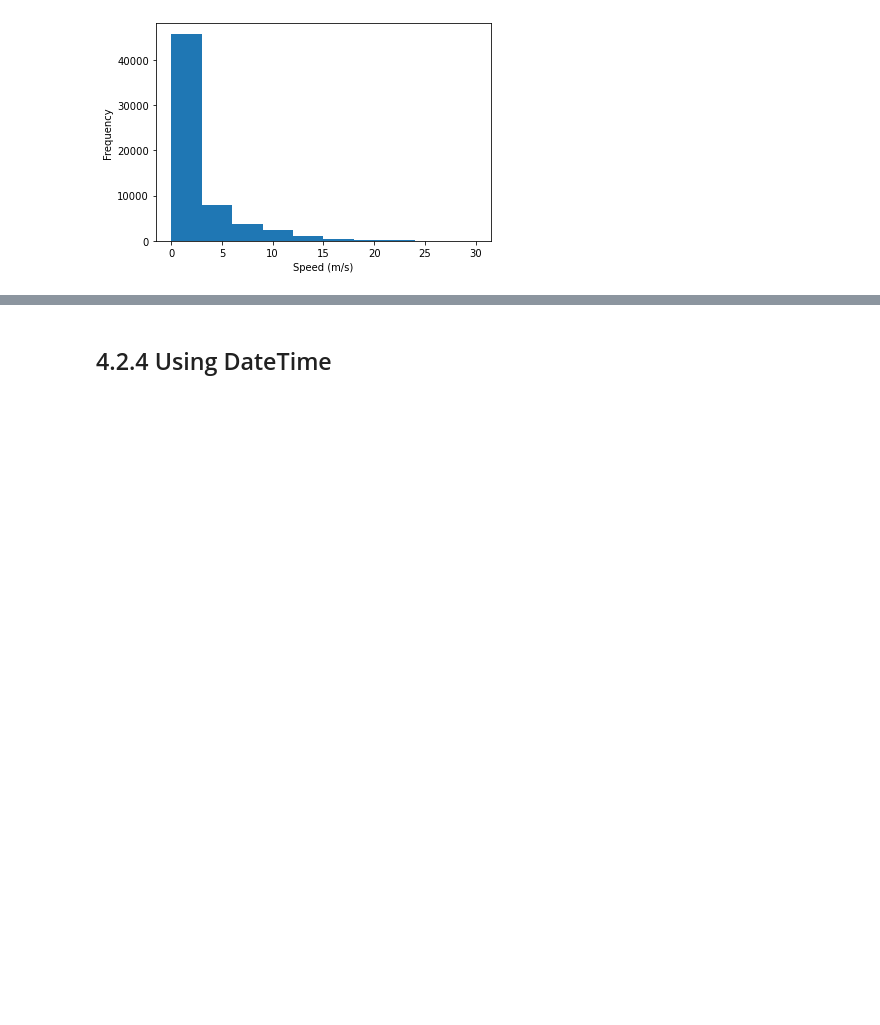
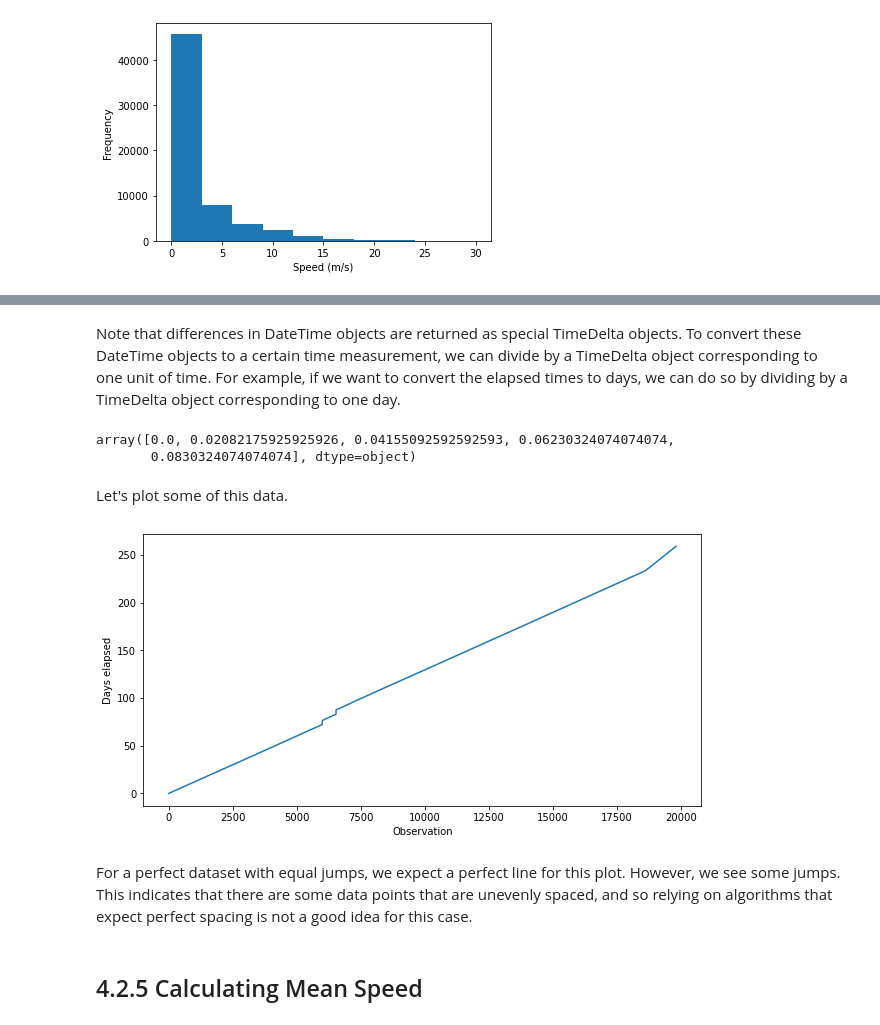
Before and after one commit to akhilkarra/python-lab, a Jupyter notebook: notebooks/PH526x/week4/week4_notes.ipynb, the cells around one changed output, grey strips where cells are left out. Saved outputs shown, nothing was run; the diff lists cells and outputs as text; code cells hidden in the pictures; blank space fills up the shorter version.

```diff
--- a/notebooks/PH526x/week4/week4_notes.ipynb
+++ b/notebooks/PH526x/week4/week4_notes.ipynb
@@ -394,0 +423,9 @@ plt.show()
+# %%
+timestamps = [] # create an empty list to store the datetime objects
+for k in range(len(birddata.date_time)):  # loop over the entries in the date_time column
+    timestamps.append(
+        datetime.datetime.strptime(
+            birddata.date_time.iloc[k][:-3],  # strip the string of the whitespace and the last three characters, which correspond to the UTC offset
+            "%Y-%m-%d %H:%M:%S"  # give the format of the data in the string to effectively convert it to a datetime object
+        )
+    ) # append the datetime object to the timestamps list
@@ -394,0 +434,3 @@ plt.show()
+# %%
+birddata["timestamp"] = pd.Series(timestamps, index=birddata.index)
+birddata.head()  # check the first few entries
@@ -394,0 +446,4 @@ plt.show()
+# %%
+times = birddata.timestamp[birddata.bird_name == "Eric"]  # get the timestamps for Eric
+elapsed_times = np.array([time - times[0] for time in times])  # get the elapsed times for Eric
+elapsed_times[:5] # check the first few entries
@@ -395,2 +454,22 @@ plt.show()
+# %% [markdown]
+Note that differences in DateTime objects are returned as special TimeDelta objects. To convert these DateTime objects to a certain time measurement, we can divide by a TimeDelta object corresponding to one unit of time. For example, if we want to convert the elapsed times to days, we can do so by dividing by a TimeDelta object corresponding to one day.
+# %%
+days_elapsed = elapsed_times / datetime.timedelta(days=1)
+days_elapsed[:5] # check the first few entries
+# %% [output]
+array([0.0, 0.02082175925925926, 0.04155092592592593, 0.06230324074074074,
+       0.0830324074074074], dtype=object)
+# %% [markdown]
+Let's plot some of this data.
+# %%
+plt.figure(figsize=(10, 5))
+plt.plot(days_elapsed)
+plt.xlabel("Observation")
+plt.ylabel("Days elapsed")
+plt.show()
+# %% [output]
+[figure, added]
+# %% [markdown]
+For a perfect dataset with equal jumps, we expect a perfect line for this plot. However, we see some jumps. This indicates that there are some data points that are unevenly spaced, and so relying on algorithms that expect perfect spacing is not a good idea for this case.
 # %% [markdown]
-## 4.2.4 Using DateTime
+## 4.2.5 Calculating Mean Speed
```
Also changed, not shown: parts of 9 cells of this notebook.
